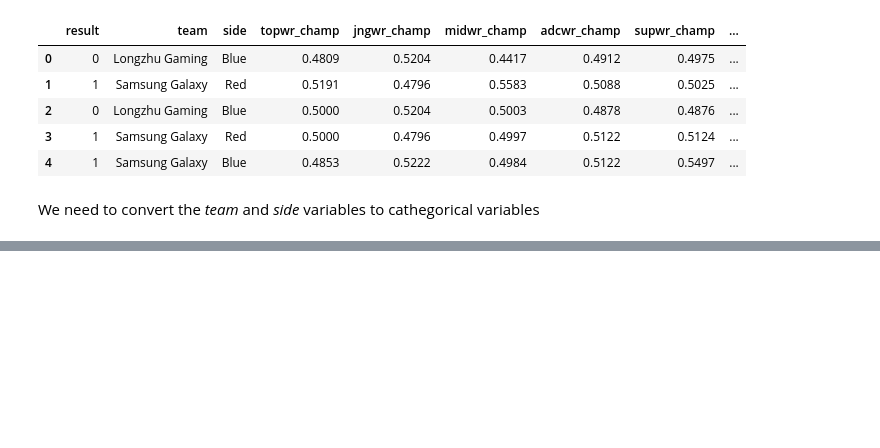
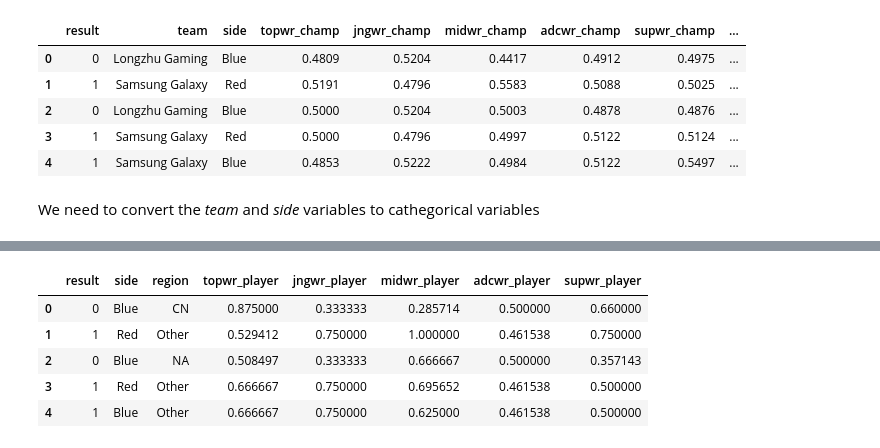
Before and after one commit to dsalgador/LeagueOfLegends-Project-Python, a Jupyter notebook: Model-Study.ipynb, the cells around one changed output, grey strips where cells are left out. Saved outputs shown, nothing was run; the diff lists cells and outputs as text; code cells hidden in the pictures; blank space fills up the shorter version.

```diff
--- a/Model-Study.ipynb
+++ b/Model-Study.ipynb
@@ -51,0 +144,9 @@ Categories (24, object): [Team WE, Lyon Gaming, Cloud9, Team oNe Esports, ..., A
+# %%
+test_df2.head()
+# %% [output]
+|  | result | side | region | topwr_player | jngwr_player | midwr_player | adcwr_player | supwr_player |
+| 0 | 0 | Blue | CN | 0.875000 | 0.333333 | 0.285714 | 0.500000 | 0.660000 |
+| 1 | 1 | Red | Other | 0.529412 | 0.750000 | 1.000000 | 0.461538 | 0.750000 |
+| 2 | 0 | Blue | NA | 0.508497 | 0.333333 | 0.666667 | 0.500000 | 0.357143 |
+| 3 | 1 | Red | Other | 0.666667 | 0.750000 | 0.695652 | 0.461538 | 0.500000 |
+| 4 | 1 | Blue | Other | 0.666667 | 0.750000 | 0.625000 | 0.461538 | 0.500000 |
```
Also changed, not shown: parts of 11 cells of this notebook.
